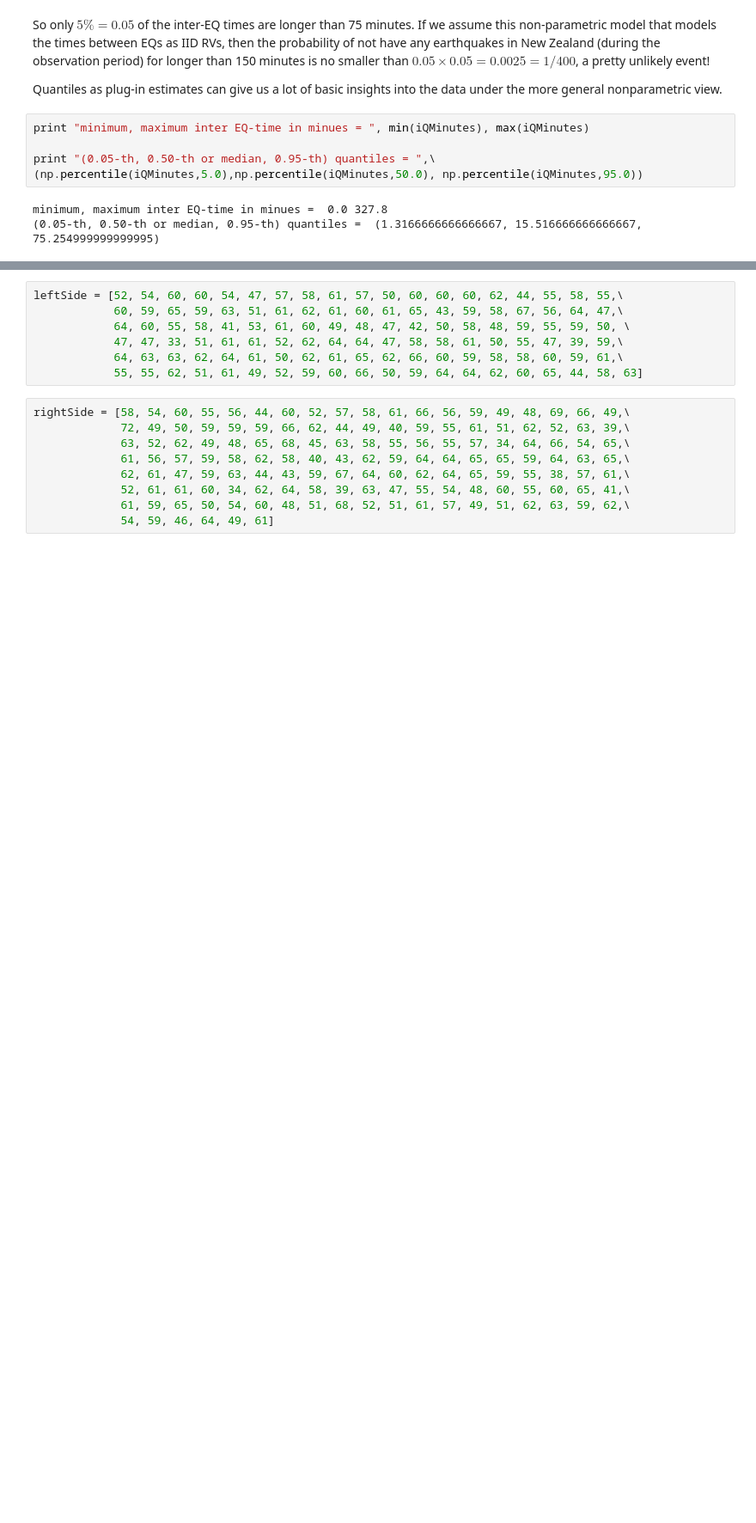
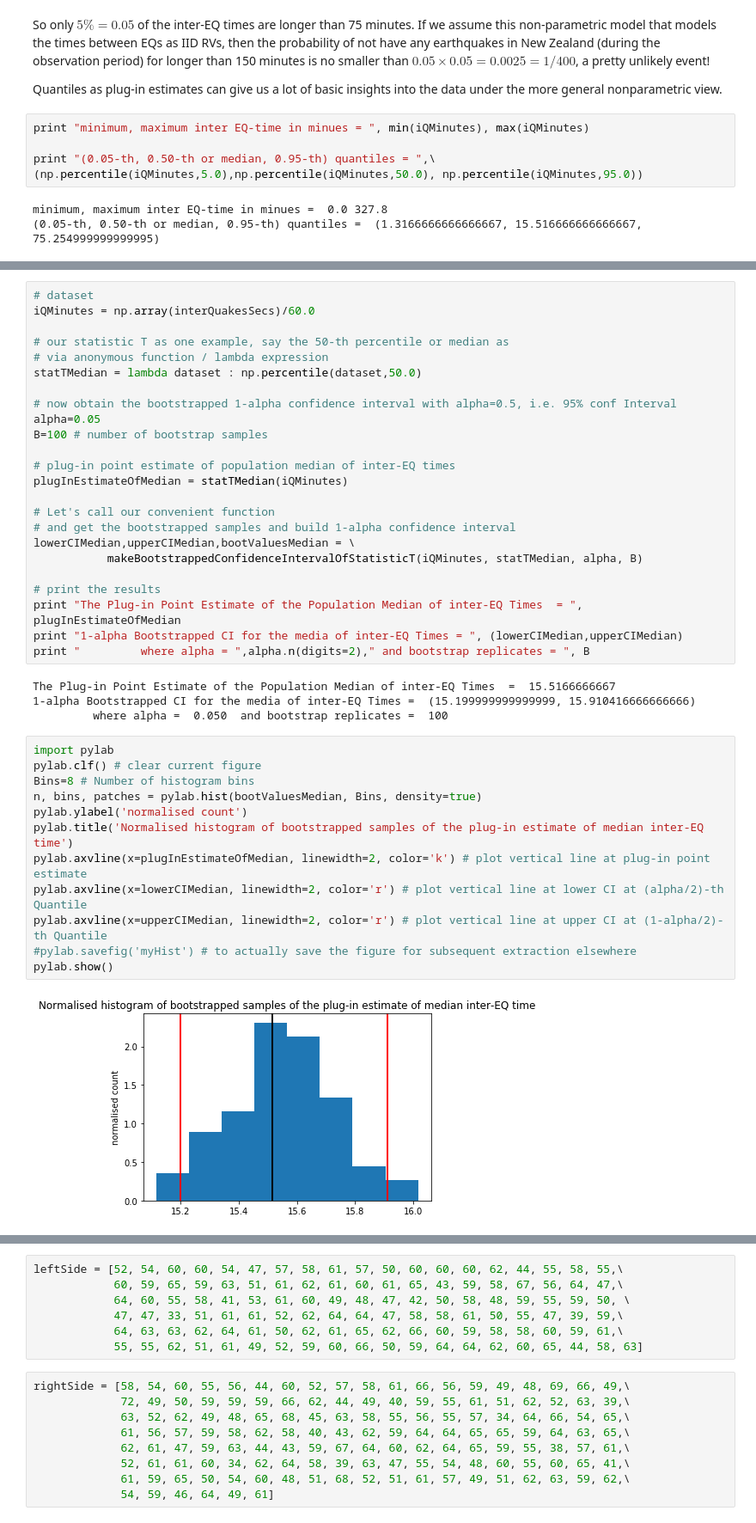
Before and after one commit to lamastex/scalable-data-science, a Jupyter notebook: _as/2019/jp/11.ipynb, the cells around one changed output, grey strips where cells are left out. Shown at 86% size. Cells and saved outputs as stored; diff of their text form; blank space fills up the shorter version.

Commit message:
Assignment and Sample Exam done.

```diff
--- a/_as/2019/jp/11.ipynb
+++ b/_as/2019/jp/11.ipynb
@@ -621,0 +773,42 @@ NOTE: To get confidence sets (or intervals in 1D) we need to obtain estimated st
+# %%
+# dataset
+iQMinutes = np.array(interQuakesSecs)/60.0
+
+# our statistic T as one example, say the 50-th percentile or median as
+# via anonymous function / lambda expression
+statTMedian = lambda dataset : np.percentile(dataset,50.0)
+
+# now obtain the bootstrapped 1-alpha confidence interval with alpha=0.5, i.e. 95% conf Interval
+alpha=0.05
+B=100 # number of bootstrap samples
+
+# plug-in point estimate of population median of inter-EQ times
+plugInEstimateOfMedian = statTMedian(iQMinutes)
+
+# Let's call our convenient function
+# and get the bootstrapped samples and build 1-alpha confidence interval
+lowerCIMedian,upperCIMedian,bootValuesMedian = \
+           makeBootstrappedConfidenceIntervalOfStatisticT(iQMinutes, statTMedian, alpha, B)
+
+# print the results
+print "The Plug-in Point Estimate of the Population Median of inter-EQ Times  = ", plugInEstimateOfMedian
+print "1-alpha Bootstrapped CI for the media of inter-EQ Times = ", (lowerCIMedian,upperCIMedian)
+print "         where alpha = ",alpha.n(digits=2)," and bootstrap replicates = ", B
+# %% [output]
+The Plug-in Point Estimate of the Population Median of inter-EQ Times  =  15.5166666667
+1-alpha Bootstrapped CI for the media of inter-EQ Times =  (15.199999999999999, 15.910416666666666)
+         where alpha =  0.050  and bootstrap replicates =  100
+# %%
+import pylab
+pylab.clf() # clear current figure
+Bins=8 # Number of histogram bins
+n, bins, patches = pylab.hist(bootValuesMedian, Bins, density=true)
+pylab.ylabel('normalised count')
+pylab.title('Normalised histogram of bootstrapped samples of the plug-in estimate of median inter-EQ time')
+pylab.axvline(x=plugInEstimateOfMedian, linewidth=2, color='k') # plot vertical line at plug-in point estimate
+pylab.axvline(x=lowerCIMedian, linewidth=2, color='r') # plot vertical line at lower CI at (alpha/2)-th Quantile
+pylab.axvline(x=upperCIMedian, linewidth=2, color='r') # plot vertical line at upper CI at (1-alpha/2)-th Quantile
+#pylab.savefig('myHist') # to actually save the figure for subsequent extraction elsewhere
+pylab.show()
+# %% [output]
+[figure, added]
```
Also changed, not shown: parts of 28 cells of this notebook, 13 other files.
